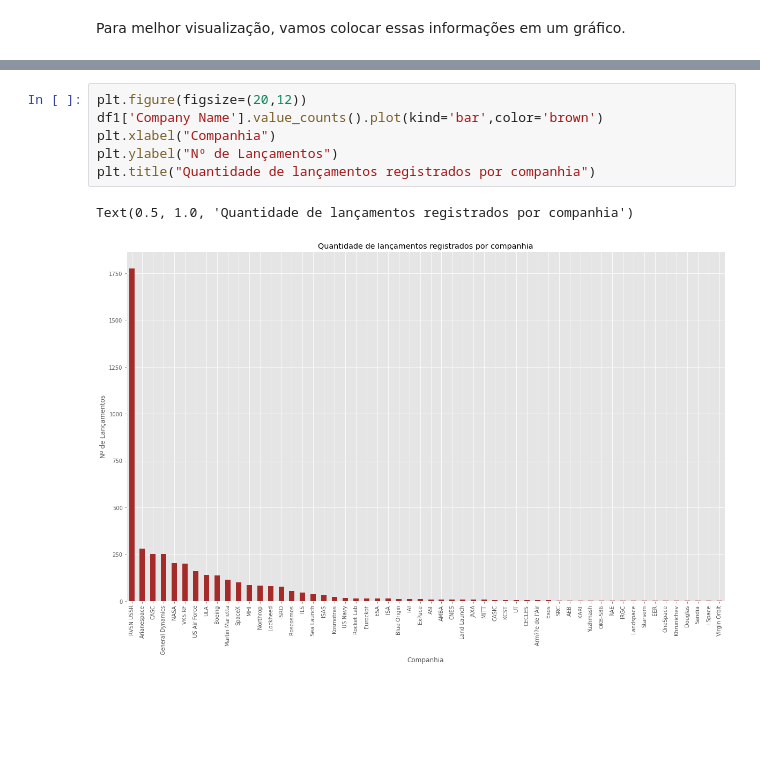
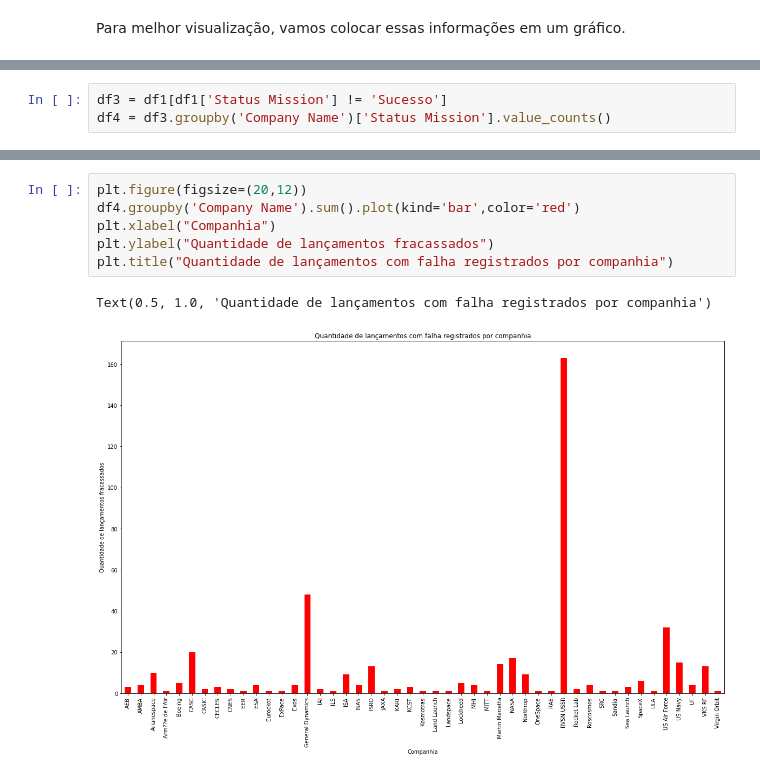
Before and after one commit to Vini-iniV/LeegaDlv3Desafio2, a Jupyter notebook: Notebook/LeegaDSEspaco.ipynb, the cells around one changed output, grey strips where cells are left out. Cells and saved outputs as stored; diff of their text form; blank space fills up the shorter version.

```diff
--- a/Notebook/LeegaDSEspaco.ipynb
+++ b/Notebook/LeegaDSEspaco.ipynb
@@ -286,0 +346,3 @@ Para melhor visualização, vamos colocar essas informações em um gráfico.
+# %%
+df3 = df1[df1['Status Mission'] != 'Sucesso']
+df4 = df3.groupby('Company Name')['Status Mission'].value_counts()
@@ -287,9 +359,9 @@ Para melhor visualização, vamos colocar essas informações em um gráfico.
 # %%
 plt.figure(figsize=(20,12))
-df1['Company Name'].value_counts().plot(kind='bar',color='brown')
+df4.groupby('Company Name').sum().plot(kind='bar',color='red')
 plt.xlabel("Companhia")
-plt.ylabel("Nº de Lançamentos")
-plt.title("Quantidade de lançamentos registrados por companhia")
+plt.ylabel("Quantidade de lançamentos fracassados")
+plt.title("Quantidade de lançamentos com falha registrados por companhia")
 # %% [output]
-Text(0.5, 1.0, 'Quantidade de lançamentos registrados por companhia')
+Text(0.5, 1.0, 'Quantidade de lançamentos com falha registrados por companhia')
-[figure, old version]
+[figure, new version]
```
Also changed, not shown: parts of 26 cells of this notebook.
